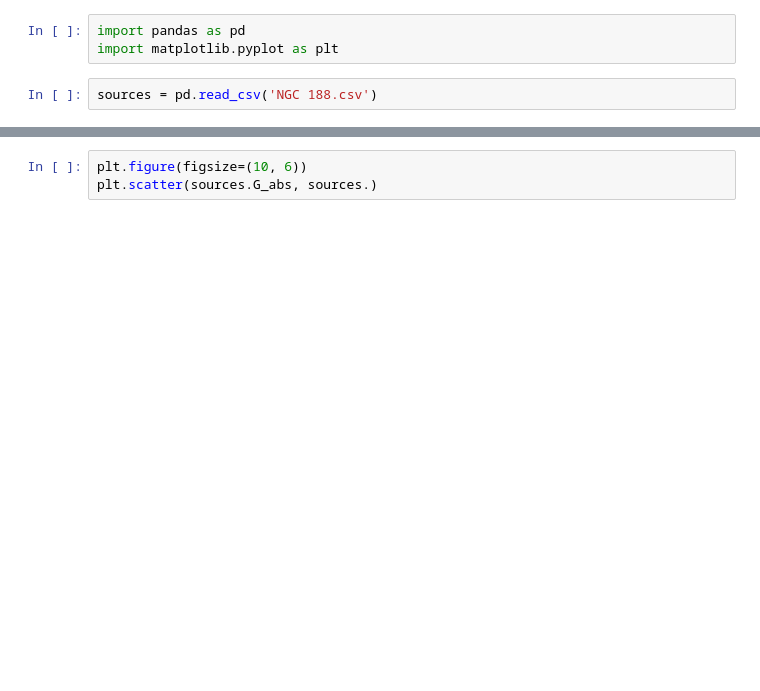
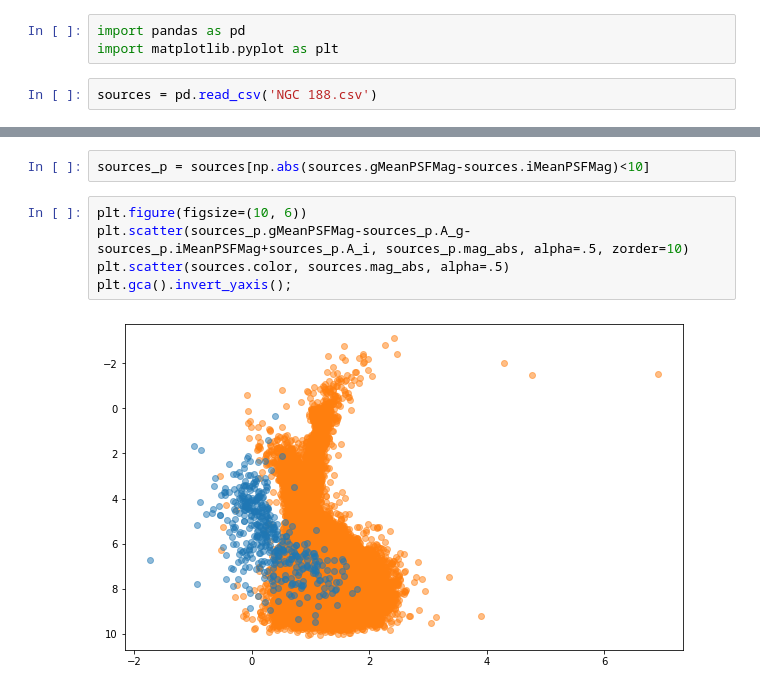
Before and after one commit to maja-jablonska/blue-stragglers-with-gaia, a Jupyter notebook: cmd_test.ipynb, the cells around one changed output, grey strips where cells are left out. Saved outputs shown, nothing was run; the diff lists cells and outputs as text; blank space fills up the shorter version.

```diff
--- a/cmd_test.ipynb
+++ b/cmd_test.ipynb
@@ -26,3 +26,9 @@ list(sources.columns)
-# %%
-plt.figure(figsize=(10, 6))
-plt.scatter(sources.G_abs, sources.)
+# %%
+sources_p = sources[np.abs(sources.gMeanPSFMag-sources.iMeanPSFMag)<10]
+# %%
+plt.figure(figsize=(10, 6))
+plt.scatter(sources_p.gMeanPSFMag-sources_p.A_g-sources_p.iMeanPSFMag+sources_p.A_i, sources_p.mag_abs, alpha=.5, zorder=10)
+plt.scatter(sources.color, sources.mag_abs, alpha=.5)
+plt.gca().invert_yaxis();
+# %% [output]
+[figure, added]
```
Also changed, not shown: parts of 1 cell of this notebook.
